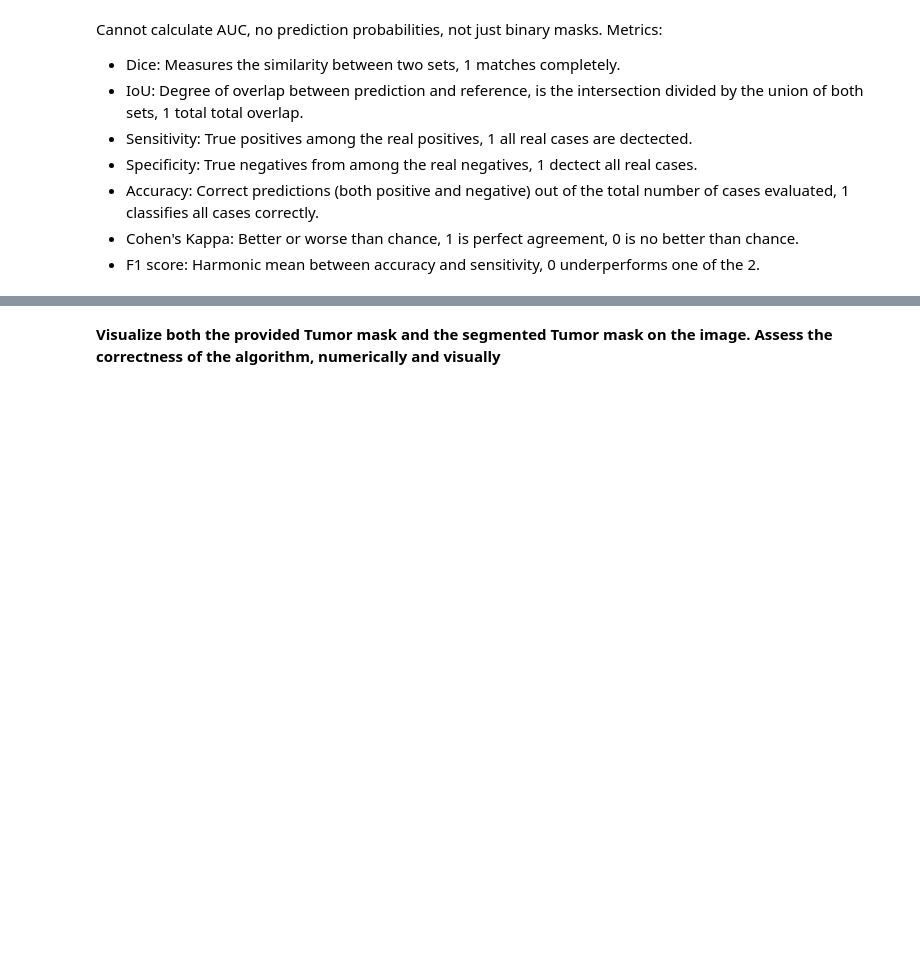
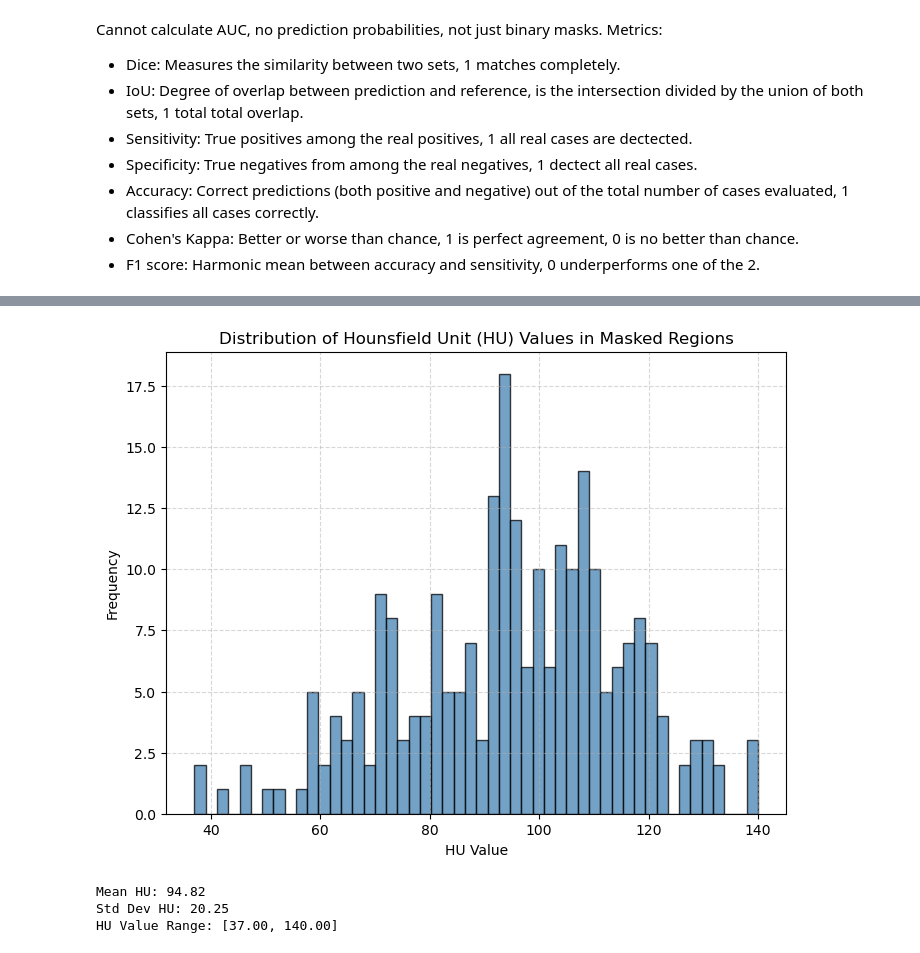
Before and after one commit to Lidnmp/medical_images_project, a Jupyter notebook: pt2.ipynb, the cells around one changed output, grey strips where cells are left out. Cells and saved outputs as stored; diff of their text form; code cells hidden in the pictures; blank space fills up the shorter version.

```diff
--- a/pt2.ipynb
+++ b/pt2.ipynb
@@ -503,5 +545,10 @@ results = analyze_hounsfield_regions(windowed_ct_images, liver_mask)
 # %%
-results = analyze_hounsfield_regions(windowed_ct_images, tumor_mask)
+results = analyze_hounsfield_regions(ct_images, individuals_mask[2])
+# %% [output]
+[figure, added]
+Mean HU: 94.82
+Std Dev HU: 20.25
+HU Value Range: [37.00, 140.00]
 # %%
 def analyze_hounsfield_by_slice(image, mask):
     hounsfield_data = []
@@ -596,6 +643,3 @@ def plot_wavelet_band_feature(wavelet_features, band='cA_mean', title='Wavelet F
     # Wavelet analysis
 wavelet_features = texture_analysis_wavelet(windowed_ct_images, liver_mask, wavelet='db2', level=2)
 plot_wavelet_band_feature(wavelet_features)
-# %% [markdown]
-**Visualize both the provided Tumor mask and the segmented Tumor mask on the image.
-Assess the correctness of the algorithm, numerically and visually**
```
Also changed, not shown: parts of 22 cells of this notebook, 1 other file.
